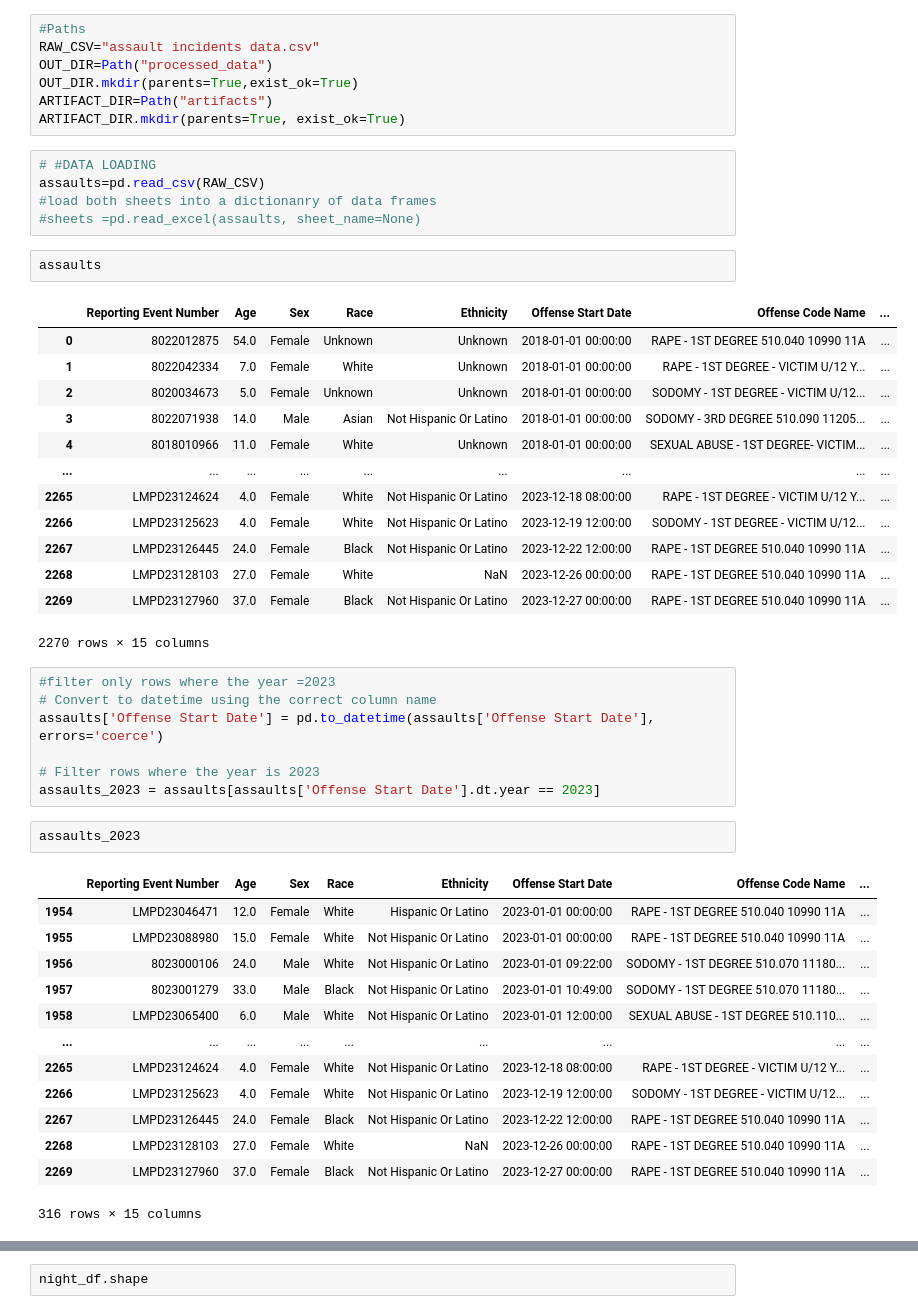
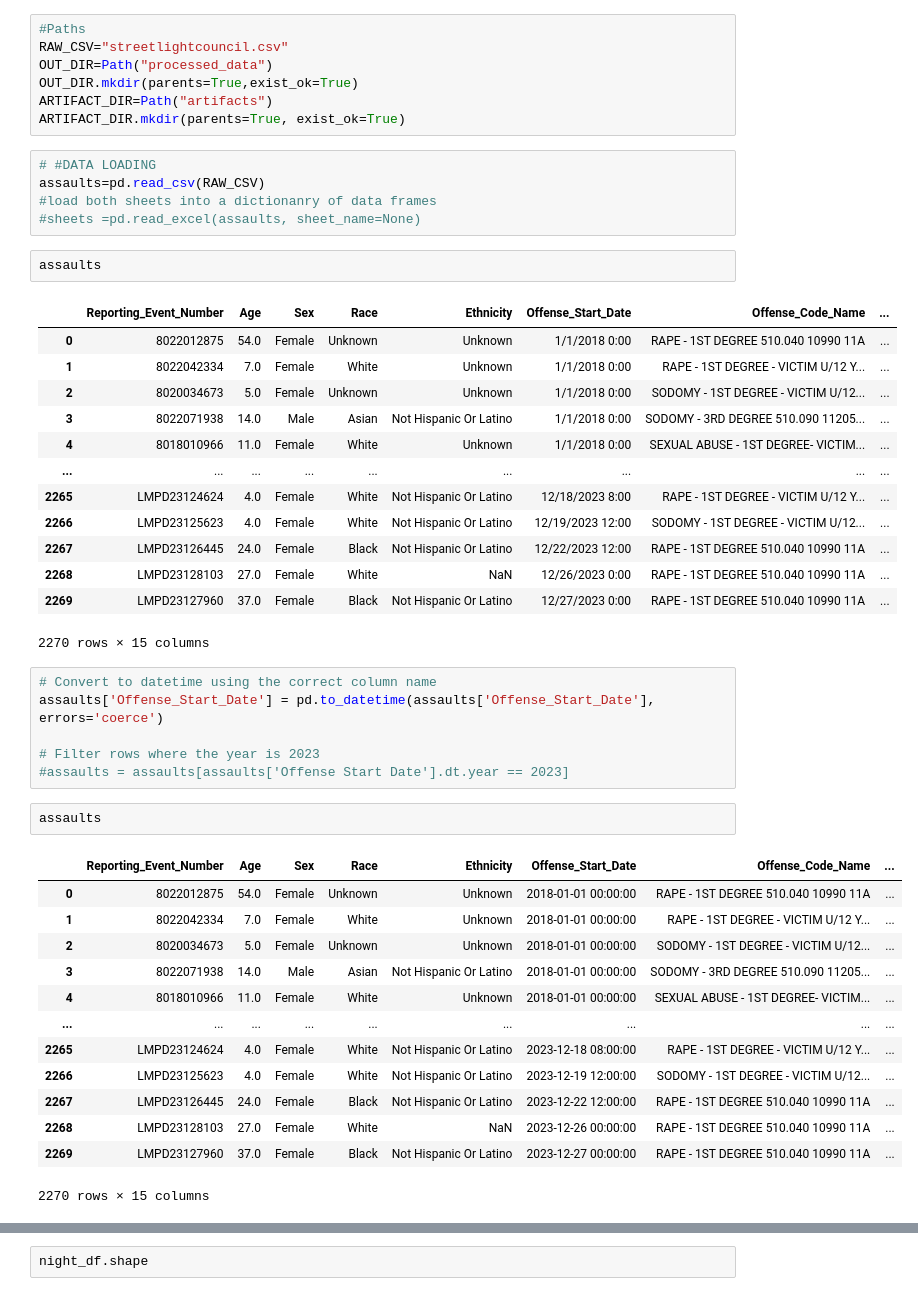
Before and after one commit to ajgraham-louky/streetlight-sexual-assault, a Jupyter notebook: sexual_assaults_analysis.ipynb, the cells around one changed output, grey strips where cells are left out. Saved outputs shown, nothing was run; the diff lists cells and outputs as text.

```diff
--- a/sexual_assaults_analysis.ipynb
+++ b/sexual_assaults_analysis.ipynb
@@ -53,6 +51,6 @@ theme_set(
 # %%
 #Paths
-RAW_CSV="assault incidents data.csv"
+RAW_CSV="streetlightcouncil.csv"
 OUT_DIR=Path("processed_data")
 OUT_DIR.mkdir(parents=True,exist_ok=True)
 ARTIFACT_DIR=Path("artifacts")
@@ -65,42 +63,41 @@ assaults=pd.read_csv(RAW_CSV)
 # %%
 assaults
 # %% [output]
-|  | Reporting Event Number | Age | Sex | Race | Ethnicity | Offense Start Date | Offense Code Name | ... |
-| 0 | 8022012875 | 54.0 | Female | Unknown | Unknown | 2018-01-01 00:00:00 | RAPE - 1ST DEGREE 510.040 10990 11A | ... |
-| 1 | 8022042334 | 7.0 | Female | White | Unknown | 2018-01-01 00:00:00 | RAPE - 1ST DEGREE - VICTIM U/12 Y... | ... |
-| 2 | 8020034673 | 5.0 | Female | Unknown | Unknown | 2018-01-01 00:00:00 | SODOMY - 1ST DEGREE - VICTIM U/12... | ... |
-| 3 | 8022071938 | 14.0 | Male | Asian | Not Hispanic Or Latino | 2018-01-01 00:00:00 | SODOMY - 3RD DEGREE 510.090 11205... | ... |
-| 4 | 8018010966 | 11.0 | Female | White | Unknown | 2018-01-01 00:00:00 | SEXUAL ABUSE - 1ST DEGREE- VICTIM... | ... |
+|  | Reporting_Event_Number | Age | Sex | Race | Ethnicity | Offense_Start_Date | Offense_Code_Name | ... |
+| 0 | 8022012875 | 54.0 | Female | Unknown | Unknown | 1/1/2018 0:00 | RAPE - 1ST DEGREE 510.040 10990 11A | ... |
+| 1 | 8022042334 | 7.0 | Female | White | Unknown | 1/1/2018 0:00 | RAPE - 1ST DEGREE - VICTIM U/12 Y... | ... |
+| 2 | 8020034673 | 5.0 | Female | Unknown | Unknown | 1/1/2018 0:00 | SODOMY - 1ST DEGREE - VICTIM U/12... | ... |
+| 3 | 8022071938 | 14.0 | Male | Asian | Not Hispanic Or Latino | 1/1/2018 0:00 | SODOMY - 3RD DEGREE 510.090 11205... | ... |
+| 4 | 8018010966 | 11.0 | Female | White | Unknown | 1/1/2018 0:00 | SEXUAL ABUSE - 1ST DEGREE- VICTIM... | ... |
 | ... | ... | ... | ... | ... | ... | ... | ... | ... |
-| 2265 | LMPD23124624 | 4.0 | Female | White | Not Hispanic Or Latino | 2023-12-18 08:00:00 | RAPE - 1ST DEGREE - VICTIM U/12 Y... | ... |
-| 2266 | LMPD23125623 | 4.0 | Female | White | Not Hispanic Or Latino | 2023-12-19 12:00:00 | SODOMY - 1ST DEGREE - VICTIM U/12... | ... |
-| 2267 | LMPD23126445 | 24.0 | Female | Black | Not Hispanic Or Latino | 2023-12-22 12:00:00 | RAPE - 1ST DEGREE 510.040 10990 11A | ... |
-| 2268 | LMPD23128103 | 27.0 | Female | White | NaN | 2023-12-26 00:00:00 | RAPE - 1ST DEGREE 510.040 10990 11A | ... |
-| 2269 | LMPD23127960 | 37.0 | Female | Black | Not Hispanic Or Latino | 2023-12-27 00:00:00 | RAPE - 1ST DEGREE 510.040 10990 11A | ... |
+| 2265 | LMPD23124624 | 4.0 | Female | White | Not Hispanic Or Latino | 12/18/2023 8:00 | RAPE - 1ST DEGREE - VICTIM U/12 Y... | ... |
+| 2266 | LMPD23125623 | 4.0 | Female | White | Not Hispanic Or Latino | 12/19/2023 12:00 | SODOMY - 1ST DEGREE - VICTIM U/12... | ... |
+| 2267 | LMPD23126445 | 24.0 | Female | Black | Not Hispanic Or Latino | 12/22/2023 12:00 | RAPE - 1ST DEGREE 510.040 10990 11A | ... |
+| 2268 | LMPD23128103 | 27.0 | Female | White | NaN | 12/26/2023 0:00 | RAPE - 1ST DEGREE 510.040 10990 11A | ... |
+| 2269 | LMPD23127960 | 37.0 | Female | Black | Not Hispanic Or Latino | 12/27/2023 0:00 | RAPE - 1ST DEGREE 510.040 10990 11A | ... |
 2270 rows × 15 columns
 # %%
-#filter only rows where the year =2023
 # Convert to datetime using the correct column name
-assaults['Offense Start Date'] = pd.to_datetime(assaults['Offense Start Date'], errors='coerce')
+assaults['Offense_Start_Date'] = pd.to_datetime(assaults['Offense_Start_Date'], errors='coerce')
 
 # Filter rows where the year is 2023
-assaults_2023 = assaults[assaults['Offense Start Date'].dt.year == 2023]
+#assaults = assaults[assaults['Offense Start Date'].dt.year == 2023]
 # %%
-assaults_2023
+assaults
 # %% [output]
-|  | Reporting Event Number | Age | Sex | Race | Ethnicity | Offense Start Date | Offense Code Name | ... |
-| 1954 | LMPD23046471 | 12.0 | Female | White | Hispanic Or Latino | 2023-01-01 00:00:00 | RAPE - 1ST DEGREE 510.040 10990 11A | ... |
-| 1955 | LMPD23088980 | 15.0 | Female | White | Not Hispanic Or Latino | 2023-01-01 00:00:00 | RAPE - 1ST DEGREE 510.040 10990 11A | ... |
-| 1956 | 8023000106 | 24.0 | Male | White | Not Hispanic Or Latino | 2023-01-01 09:22:00 | SODOMY - 1ST DEGREE 510.070 11180... | ... |
-| 1957 | 8023001279 | 33.0 | Male | Black | Not Hispanic Or Latino | 2023-01-01 10:49:00 | SODOMY - 1ST DEGREE 510.070 11180... | ... |
-| 1958 | LMPD23065400 | 6.0 | Male | White | Not Hispanic Or Latino | 2023-01-01 12:00:00 | SEXUAL ABUSE - 1ST DEGREE 510.110... | ... |
+|  | Reporting_Event_Number | Age | Sex | Race | Ethnicity | Offense_Start_Date | Offense_Code_Name | ... |
+| 0 | 8022012875 | 54.0 | Female | Unknown | Unknown | 2018-01-01 00:00:00 | RAPE - 1ST DEGREE 510.040 10990 11A | ... |
+| 1 | 8022042334 | 7.0 | Female | White | Unknown | 2018-01-01 00:00:00 | RAPE - 1ST DEGREE - VICTIM U/12 Y... | ... |
+| 2 | 8020034673 | 5.0 | Female | Unknown | Unknown | 2018-01-01 00:00:00 | SODOMY - 1ST DEGREE - VICTIM U/12... | ... |
+| 3 | 8022071938 | 14.0 | Male | Asian | Not Hispanic Or Latino | 2018-01-01 00:00:00 | SODOMY - 3RD DEGREE 510.090 11205... | ... |
+| 4 | 8018010966 | 11.0 | Female | White | Unknown | 2018-01-01 00:00:00 | SEXUAL ABUSE - 1ST DEGREE- VICTIM... | ... |
 | ... | ... | ... | ... | ... | ... | ... | ... | ... |
 | 2265 | LMPD23124624 | 4.0 | Female | White | Not Hispanic Or Latino | 2023-12-18 08:00:00 | RAPE - 1ST DEGREE - VICTIM U/12 Y... | ... |
 | 2266 | LMPD23125623 | 4.0 | Female | White | Not Hispanic Or Latino | 2023-12-19 12:00:00 | SODOMY - 1ST DEGREE - VICTIM U/12... | ... |
 | 2267 | LMPD23126445 | 24.0 | Female | Black | Not Hispanic Or Latino | 2023-12-22 12:00:00 | RAPE - 1ST DEGREE 510.040 10990 11A | ... |
 | 2268 | LMPD23128103 | 27.0 | Female | White | NaN | 2023-12-26 00:00:00 | RAPE - 1ST DEGREE 510.040 10990 11A | ... |
 | 2269 | LMPD23127960 | 37.0 | Female | Black | Not Hispanic Or Latino | 2023-12-27 00:00:00 | RAPE - 1ST DEGREE 510.040 10990 11A | ... |
-316 rows × 15 columns
+2270 rows × 15 columns
 # %%
 # Missing values summary
 # Step 1: Calculate missing data
```
Also changed, not shown: parts of 13 cells of this notebook, 2 other files.
